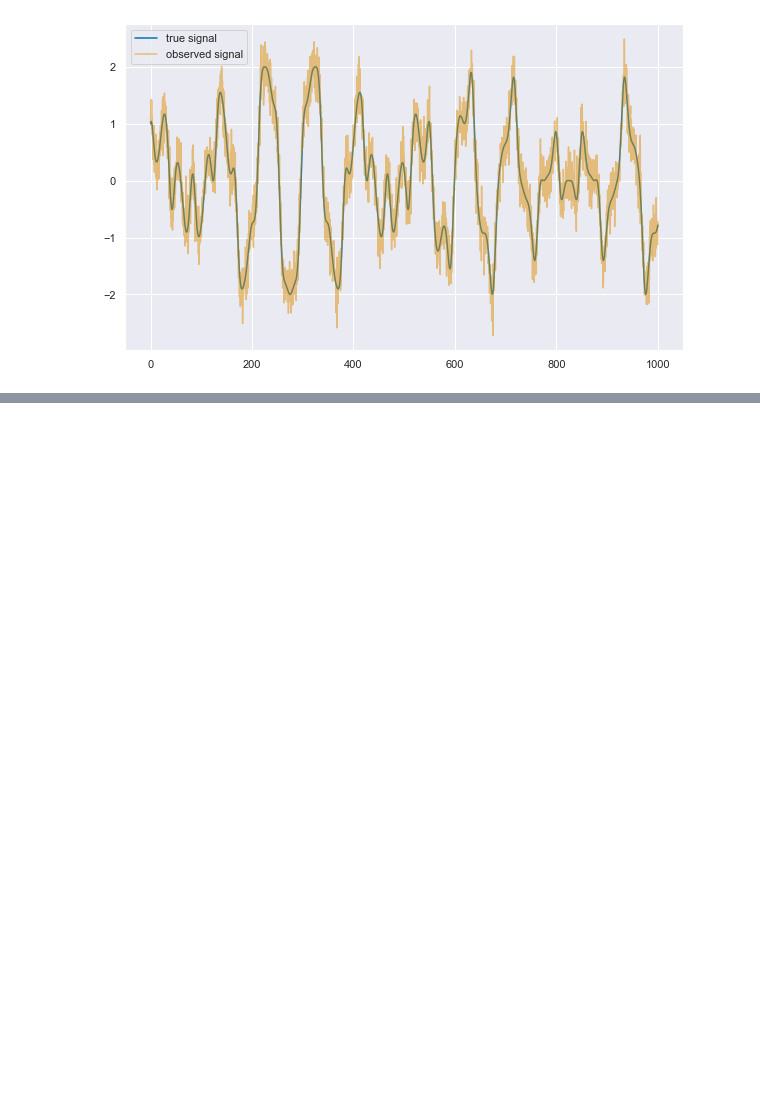
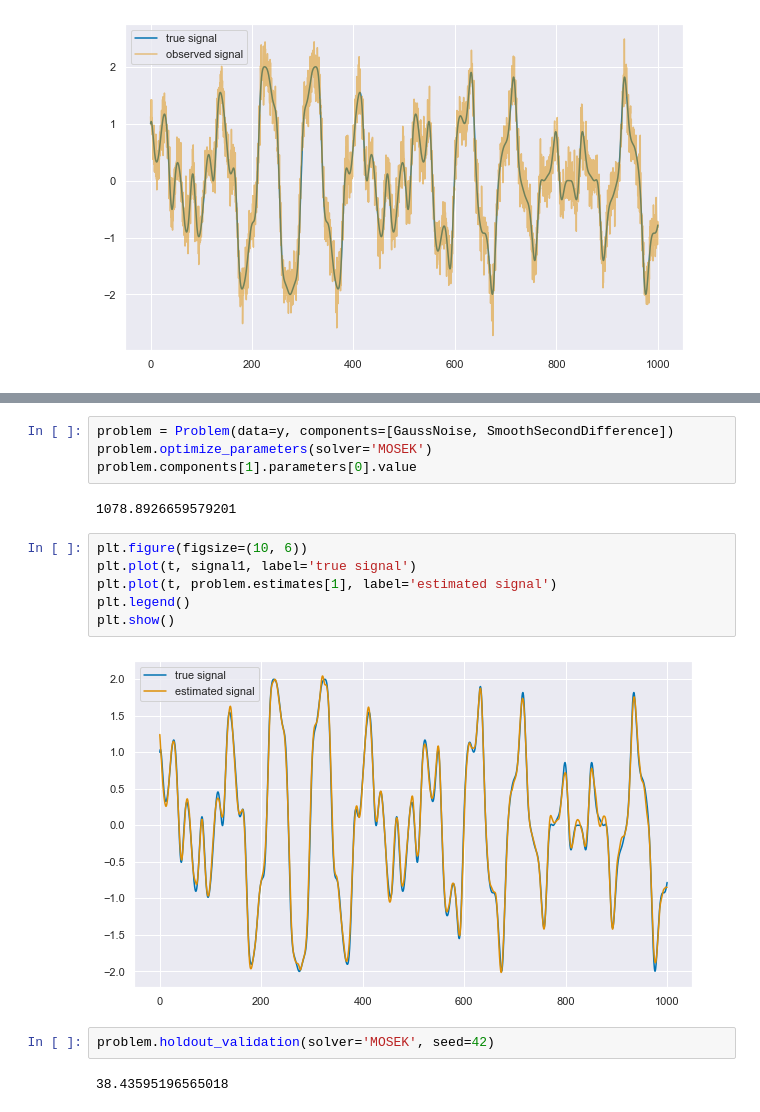
Before and after one commit to cvxgrp/signal-decomposition, a Jupyter notebook: notebooks/OSD_ProofOfConcept.ipynb, the cells around one changed output, grey strips where cells are left out. Saved outputs shown, nothing was run; the diff lists cells and outputs as text; blank space fills up the shorter version.

```diff
--- a/notebooks/OSD_ProofOfConcept.ipynb
+++ b/notebooks/OSD_ProofOfConcept.ipynb
@@ -42,0 +48,18 @@ plt.show()
+# %%
+problem = Problem(data=y, components=[GaussNoise, SmoothSecondDifference])
+problem.optimize_parameters(solver='MOSEK')
+problem.components[1].parameters[0].value
+# %% [output]
+1078.8926659579201
+# %%
+plt.figure(figsize=(10, 6))
+plt.plot(t, signal1, label='true signal')
+plt.plot(t, problem.estimates[1], label='estimated signal')
+plt.legend()
+plt.show()
+# %% [output]
+[figure, added]
+# %%
+problem.holdout_validation(solver='MOSEK', seed=42)
+# %% [output]
+38.43595196565018
```
Also changed, not shown: parts of 8 cells of this notebook, 2 other files.
